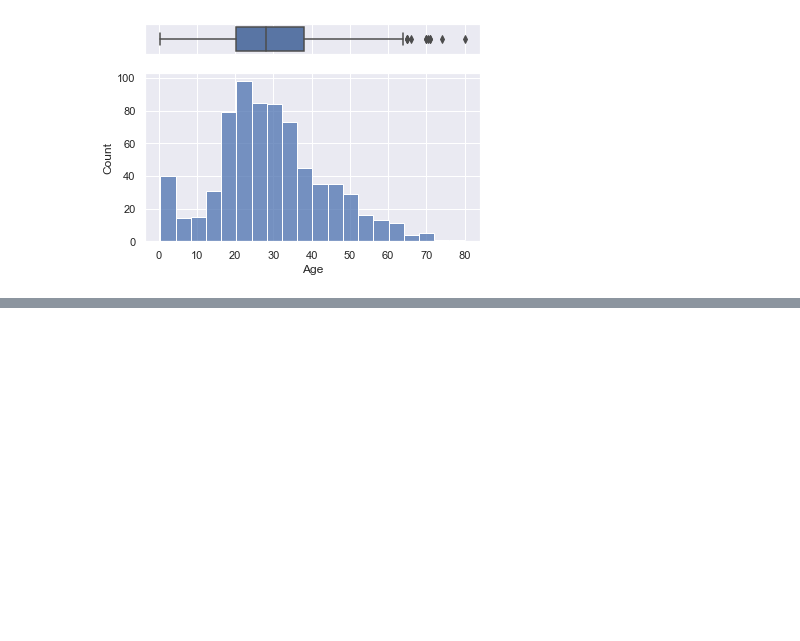
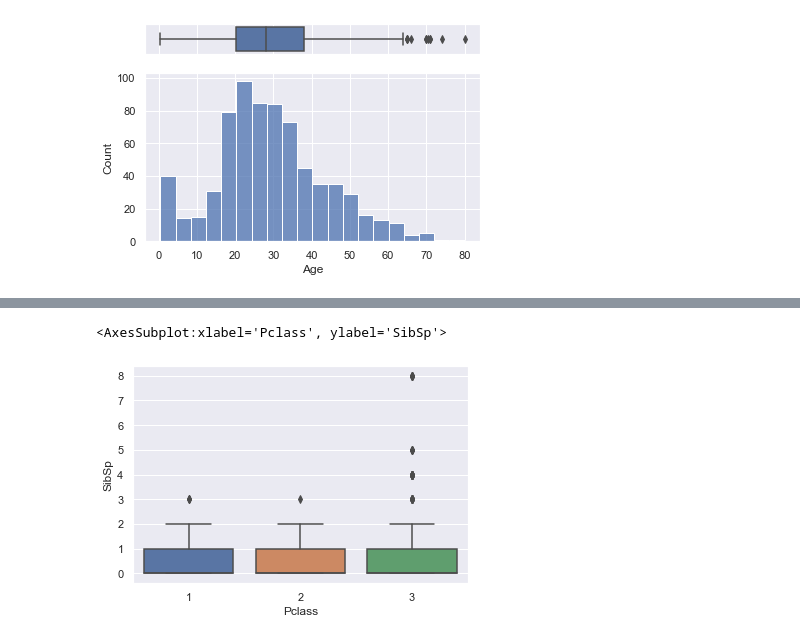
Before and after one commit to arun-jathari/data-science-, a Jupyter notebook: python cheatsheet.ipynb, the cells around one changed output, grey strips where cells are left out. Saved outputs shown, nothing was run; the diff lists cells and outputs as text; code cells hidden in the pictures; blank space fills up the shorter version.

```diff
--- a/python cheatsheet.ipynb
+++ b/python cheatsheet.ipynb
@@ -146,6 +151,11 @@ fig.show()
 fig = px.histogram(df, x="Pclass", y="Survived", histfunc='avg',color="Parch")
 fig.update_layout(barmode='group')
 fig.show()
+# %%
+sns.boxplot(data=clean_dataset,x="Pclass",y="SibSp")
+# %% [output]
+<AxesSubplot:xlabel='Pclass', ylabel='SibSp'>
+[figure, added]
 # %%
 fig = px.box(data_frame=clean_dataset,x="Pclass",y="SibSp")
 fig.show()
```
Also changed, not shown: parts of 2 cells of this notebook, 1 other file.
